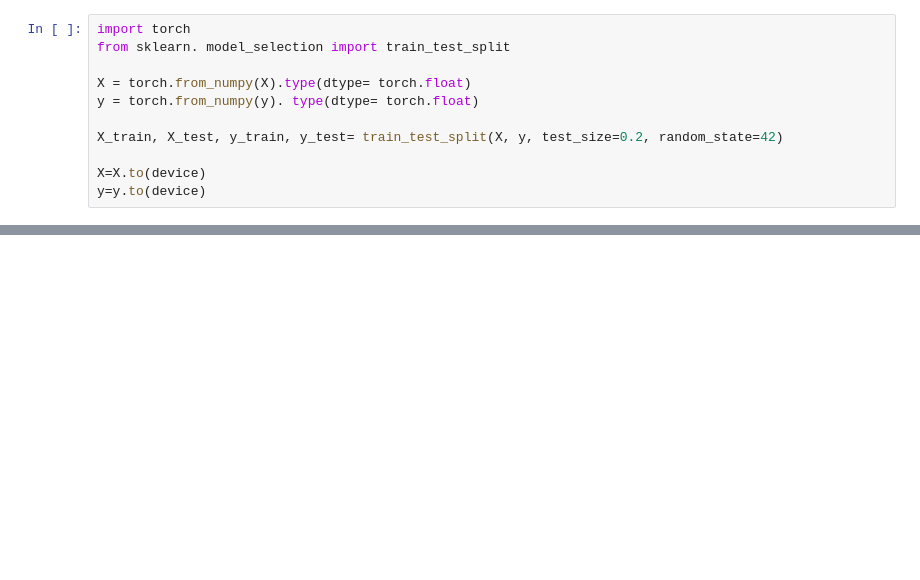
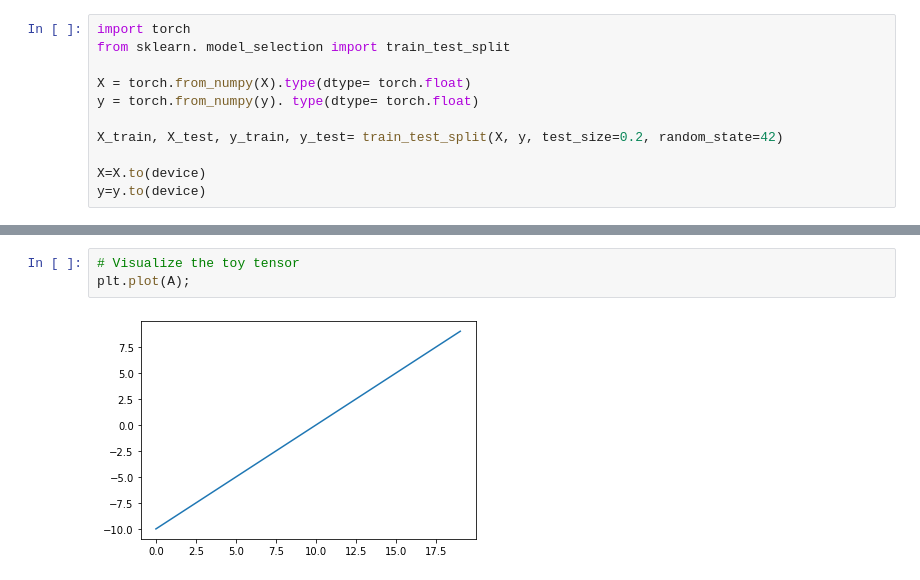
Before and after one commit to SalehMehrabani/Deep-Learning, a Jupyter notebook: NN6.ipynb, the cells around one changed output, grey strips where cells are left out. Saved outputs shown, nothing was run; the diff lists cells and outputs as text; blank space fills up the shorter version.

```diff
--- a/NN6.ipynb
+++ b/NN6.ipynb
@@ -478,0 +564,5 @@ CircleModelV2(
+# %%
+# Visualize the toy tensor
+plt.plot(A);
+# %% [output]
+[figure, added]
```
Also changed, not shown: parts of 17 cells of this notebook.
